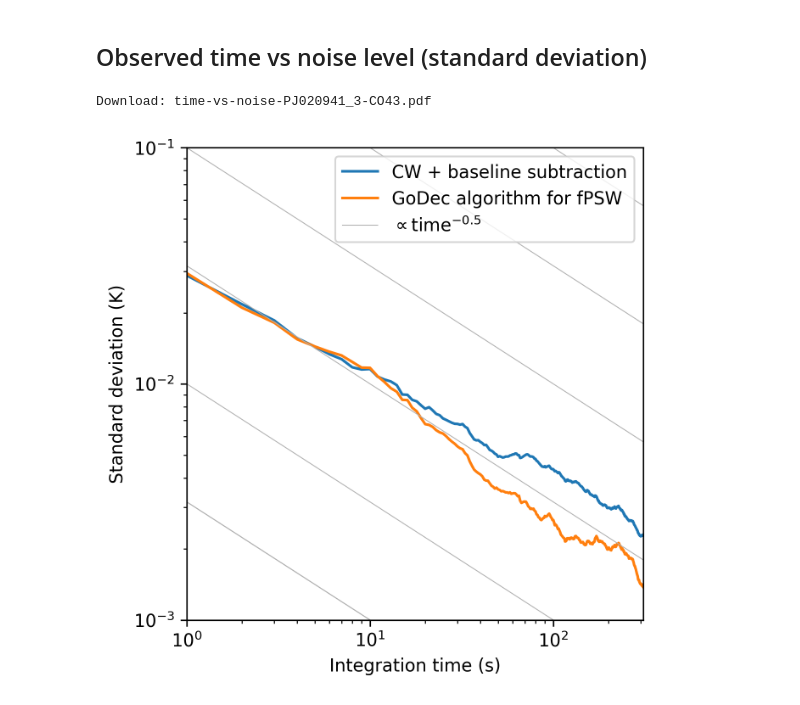
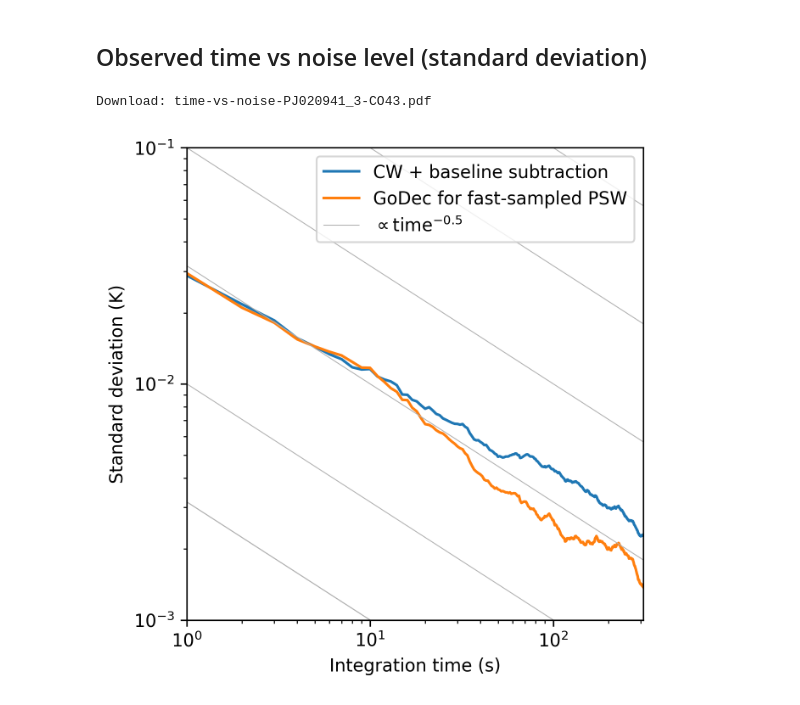
Before and after one commit to astropenguin/taniguchi-2021-analysis, a Jupyter notebook: notes/2020-05-07/analysis-PJ020941.3-CO43.ipynb, the cells around one changed output. Saved outputs shown, nothing was run; the diff lists cells and outputs as text; code cells hidden in the pictures.

```diff
--- a/notes/2020-05-07/analysis-PJ020941.3-CO43.ipynb
+++ b/notes/2020-05-07/analysis-PJ020941.3-CO43.ipynb
@@ -187,7 +187,7 @@ ax.set_title("CW + baseline subtraction")
 ax = axes[2]
 im = ax.imshow(cov(T_cal_re)[1:, 1:], origin="lower", cmap=cmap_pm, vmin=-0.25, vmax=0.25)
 fig.colorbar(im, ax=ax, orientation="horizontal", extend="both", label="Normalized covariance")
-ax.set_title("GoDec algorithm for fPSW")
+ax.set_title("GoDec for fast-sampled PSW")
 
 for i, ax in enumerate(axes.flatten()):
     ax.set_xticks([])
@@ -233,26 +233,26 @@ Download: covariance-histogram-PJ020941_3-CO43.pdf
 # %%
 fig, ax = plt.subplots(figsize=(4.5, 4.5), dpi=300)
 
 ax.plot(cumint, cumstd, label="CW + baseline subtraction")
-ax.plot(cumint, cumstd_re, label="GoDec algorithm for fPSW")
+ax.plot(cumint, cumstd_re, label="GoDec for fast-sampled PSW")
 
 for i, dex in enumerate([-2.5, -2.0, -1.5, -1.0, -0.5, 0.0]):
     if i == 0:
         label = "$\propto \mathrm{time}^{-0.5}$"
         ax.plot(cumint, 10**dex * cumint**-0.5, lw=0.5, c="#b0b0b0", label=label)
 
     ax.plot(cumint, 10**dex * cumint**-0.5, lw=0.5, c="#b0b0b0")
 
 ax.set_xlabel("Integration time (s)")
 ax.set_ylabel("Standard deviation (K)")
 ax.set_xlim(cumint.min(), cumint.max())
 ax.set_ylim(1e-3, 1e-1)
 ax.set_xscale("log")
 ax.set_yscale("log")
 ax.legend(loc="upper right")
 
 fig.tight_layout()
 savefig_in_notebook(fig, "time-vs-noise-PJ020941_3-CO43.pdf")
 # %% [output]
 Download: time-vs-noise-PJ020941_3-CO43.pdf
-[figure, old version]
+[figure, new version]
```
Also changed, not shown: parts of 3 cells of this notebook, 1 other file.
